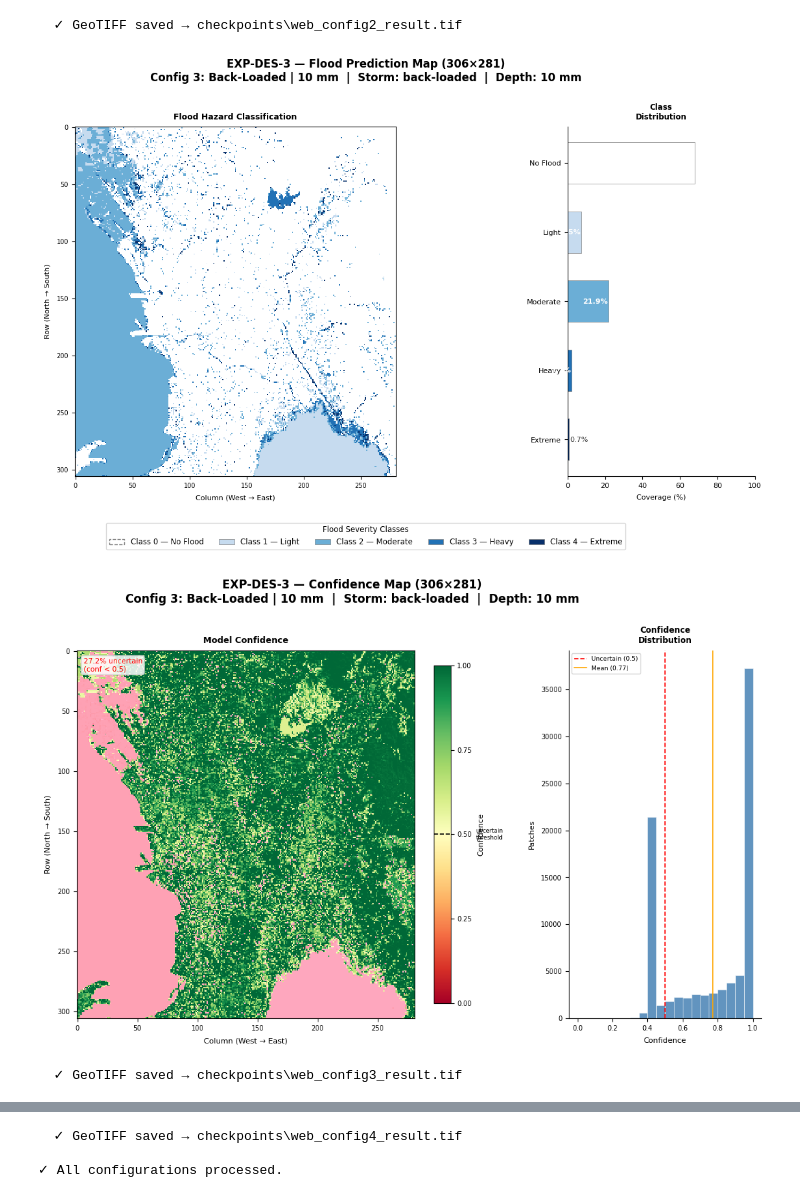
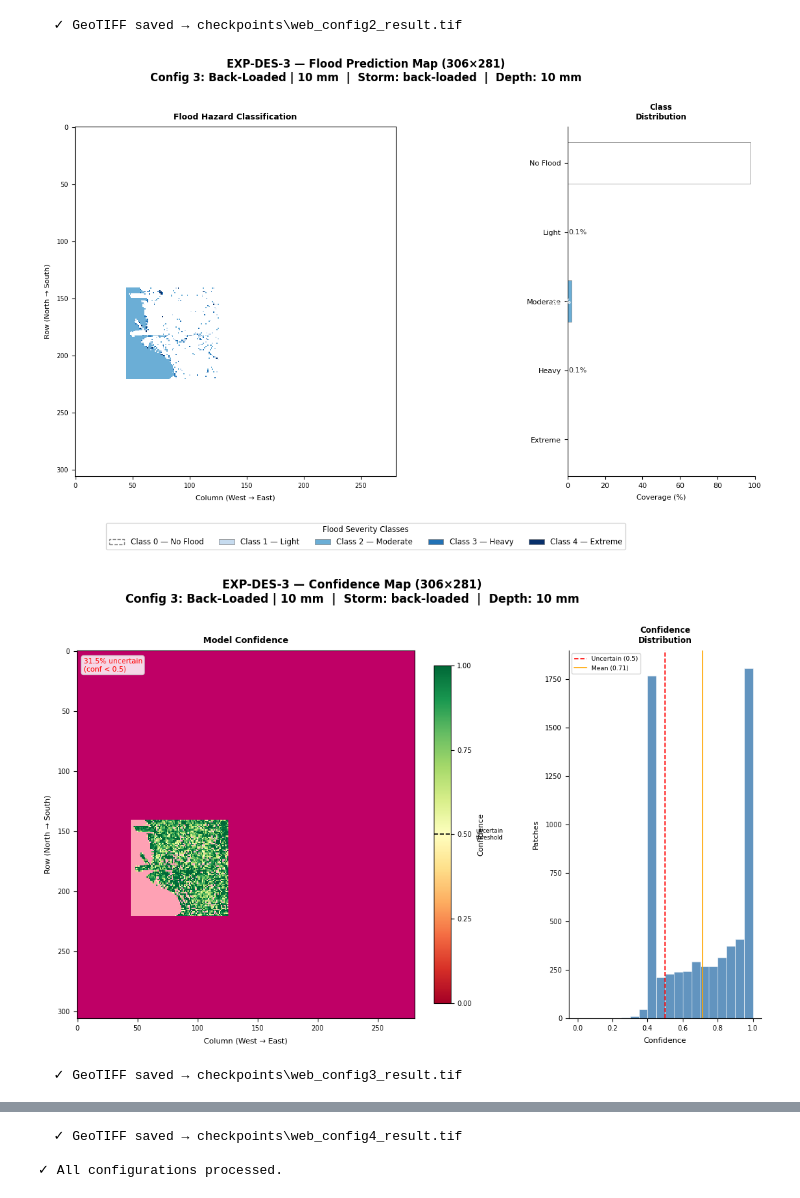
Before and after one commit to daluyanprojects/th3-experiments, a Jupyter notebook: inference.ipynb, the cells around one changed output, grey strips where cells are left out. Cells and saved outputs as stored; diff of their text form; code cells hidden in the pictures.

Commit message:
manila patches only

```diff
--- a/inference.ipynb
+++ b/inference.ipynb
@@ -13,22 +13,20 @@ from inference import FloodInference
 cfg = TrainConfig()
 
 # ── Load saved spatial data ───────────────────────────────────────────────────
-data_path = cfg.output_dir / 'web_spatial_data.npz'
+data_path = cfg.output_dir / 'spatial_data.npz'
 data      = np.load(data_path)
 
-X_full   = data['spatial']               # (85986, 4, 4, 3)
-rain_min = float(data['rain_min'].item())
-rain_max = float(data['rain_max'].item())
-N_H      = int(data['n_h'].item())
-N_W      = int(data['n_w'].item())
+X_full               = data['spatial']                    # (6480, 4, 4, 3)
+manila_patch_indices = data['manila_patch_indices']       # (6480,) ← add this
+rain_min             = float(data['rain_min'].item())
+rain_max             = float(data['rain_max'].item())
+N_H                  = int(data['n_h'].item())
+N_W                  = int(data['n_w'].item())
 
-print(f"  Loaded spatial  : {X_full.shape}")
-print(f"  rain_min/max    : {rain_min:.4f} / {rain_max:.4f}")
-print(f"  Grid            : {N_H} × {N_W} = {N_H*N_W} patches")
-
-# ── X_full, should be on Manila box only not the whole GMM ───────────────────────────────────────────────────
-
-
+print(f"  Loaded spatial       : {X_full.shape}")
+print(f"  Manila patch indices : {manila_patch_indices.shape}")
+print(f"  rain_min/max         : {rain_min:.4f} / {rain_max:.4f}")
+print(f"  Grid                 : {N_H} x {N_W} = {N_H*N_W} patches")
 
 # ── Load best model checkpoint ────────────────────────────────────────────────
 model_cfg = ModelConfig()
@@ -62,6 +60,7 @@ engine = FloodInference(
     X_spatial   = X_full,
     num_classes = cfg.num_classes,
     batch_size  = cfg.batch_size,
+    manila_patch_indices = manila_patch_indices,
 )
 
 # ── Visual setup ──────────────────────────────────────────────────────────────
@@ -328,4 +327,4 @@ FLOOD INFERENCE ENGINE READY
   ✓ GeoTIFF saved → checkpoints\web_config2_result.tif
-[figure, old version]
+[figure, new version]
-[figure, old version]
+[figure, new version]
   ✓ GeoTIFF saved → checkpoints\web_config3_result.tif
```
Also changed, not shown: parts of 1 cell of this notebook, 16 other files.
